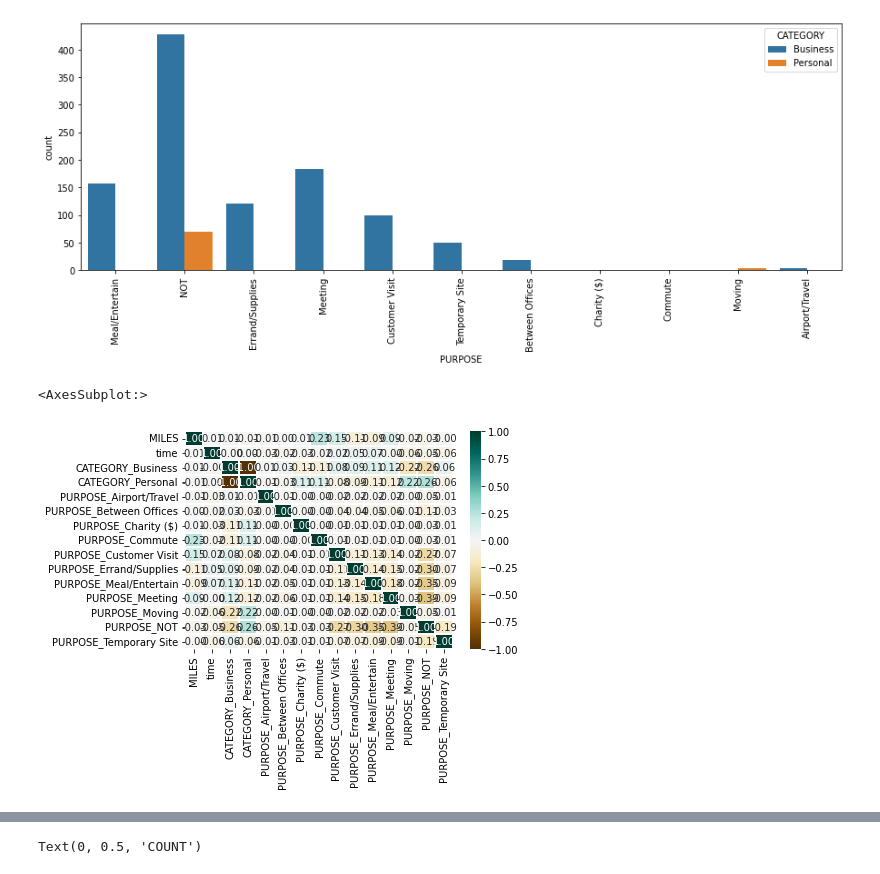
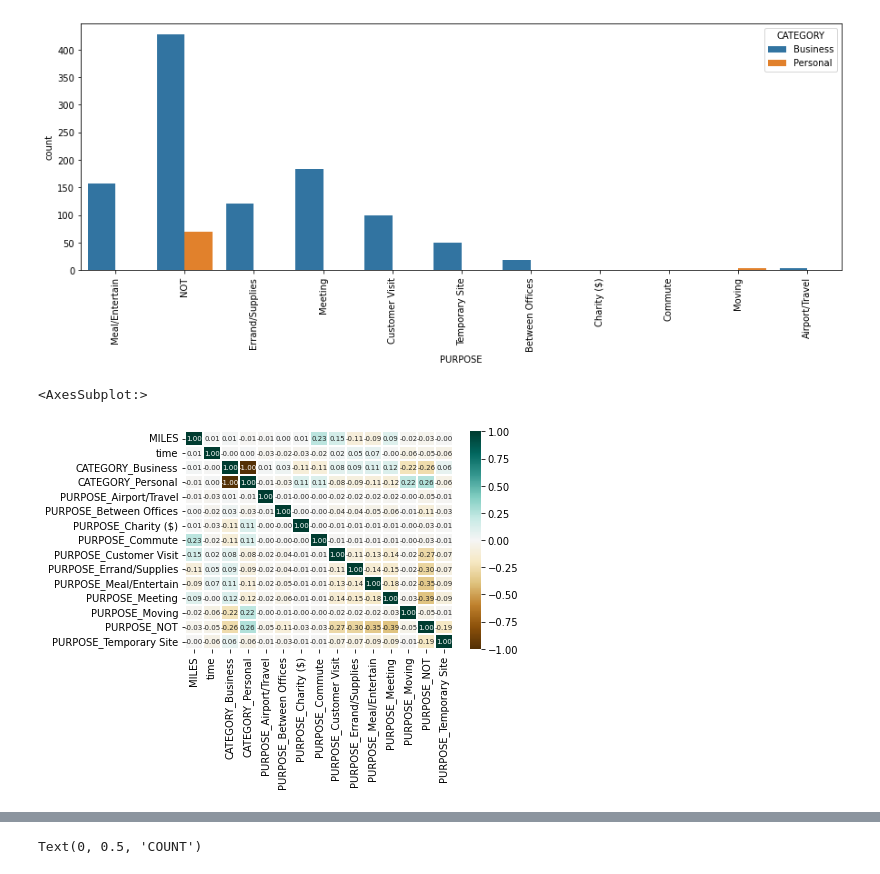
Before and after one commit to DehlanDhruv/Uber-Rides-Analysis, a Jupyter notebook: Uber_Rides_Data_Analysis_using_Python.ipynb, the cells around one changed output, grey strips where cells are left out. Saved outputs shown, nothing was run; the diff lists cells and outputs as text; code cells hidden in the pictures.

```diff
--- a/Uber_Rides_Data_Analysis_using_Python.ipynb
+++ b/Uber_Rides_Data_Analysis_using_Python.ipynb
@@ -123,15 +121,16 @@ dataset = pd.concat([df_final, OH_cols], axis=1)
 # %%
 # Selecting only numerical columns for correlation calculation
 numeric_dataset = dataset.select_dtypes(include=['number'])
 
 sns.heatmap(numeric_dataset.corr(),
             cmap='BrBG',
             fmt='.2f',
             linewidths=2,
+            annot_kws={"size": 7},
             annot=True)
 # %% [output]
 <AxesSubplot:>
-[figure, old version]
+[figure, new version]
 # %%
 dataset['MONTH'] = pd.DatetimeIndex(dataset['START_DATE']).month
 month_label = {1.0: 'Jan', 2.0: 'Feb', 3.0: 'Mar', 4.0: 'April',
```
Also changed, not shown: parts of 2 cells of this notebook.
